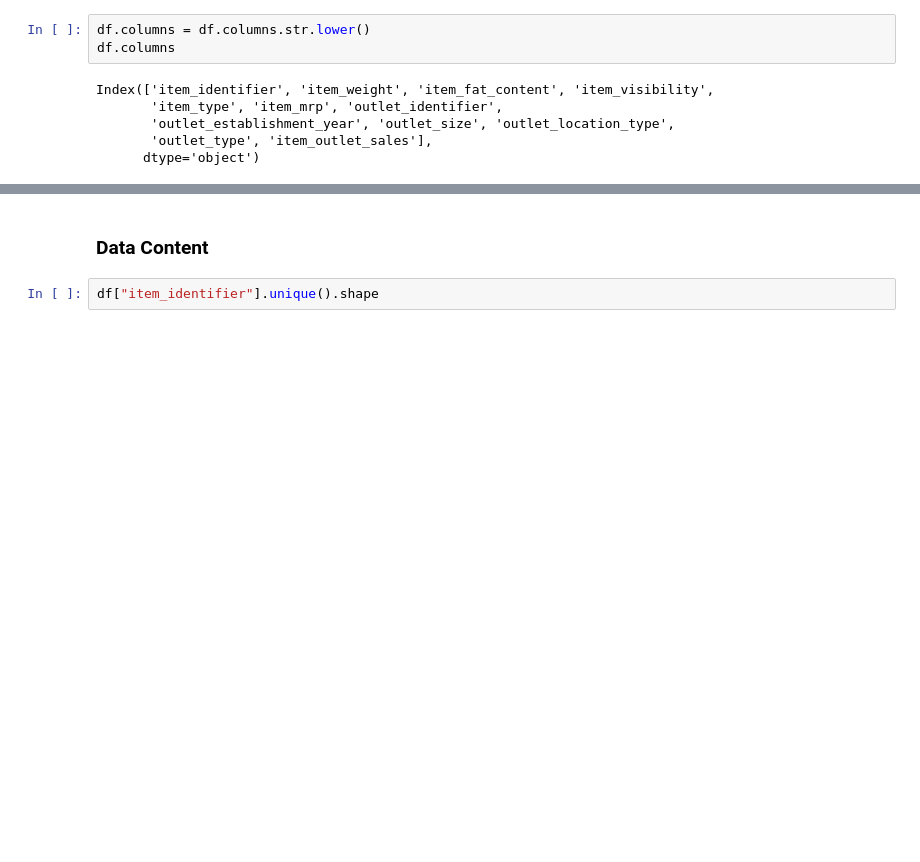
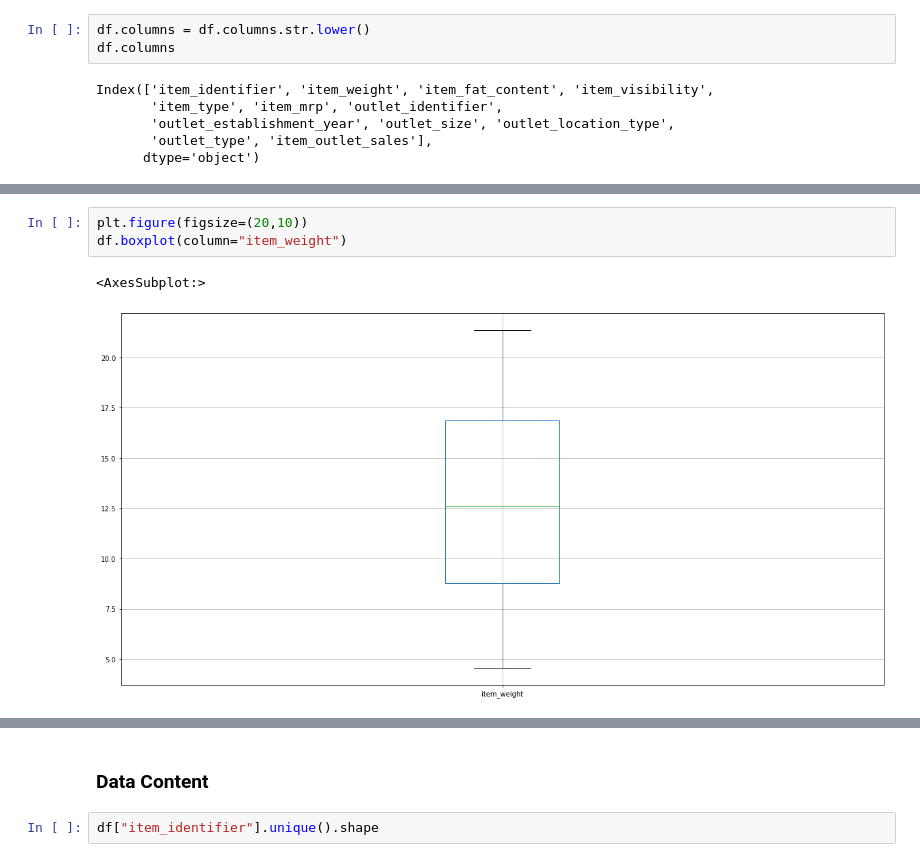
Before and after one commit to Technocolabs100/BigMart-Data-Analysis-and-Prediction, a Jupyter notebook: BigMart_predictive_model.ipynb, the cells around one changed output, grey strips where cells are left out. Saved outputs shown, nothing was run; the diff lists cells and outputs as text; blank space fills up the shorter version.

```diff
--- a/BigMart_predictive_model.ipynb
+++ b/BigMart_predictive_model.ipynb
@@ -83,0 +105,6 @@ Index(['item_identifier', 'item_weight', 'item_fat_content', 'item_visibility',
+# %%
+plt.figure(figsize=(20,10))
+df.boxplot(column="item_weight")
+# %% [output]
+<AxesSubplot:>
+[figure, added]
```
Also changed, not shown: parts of 17 cells of this notebook.
